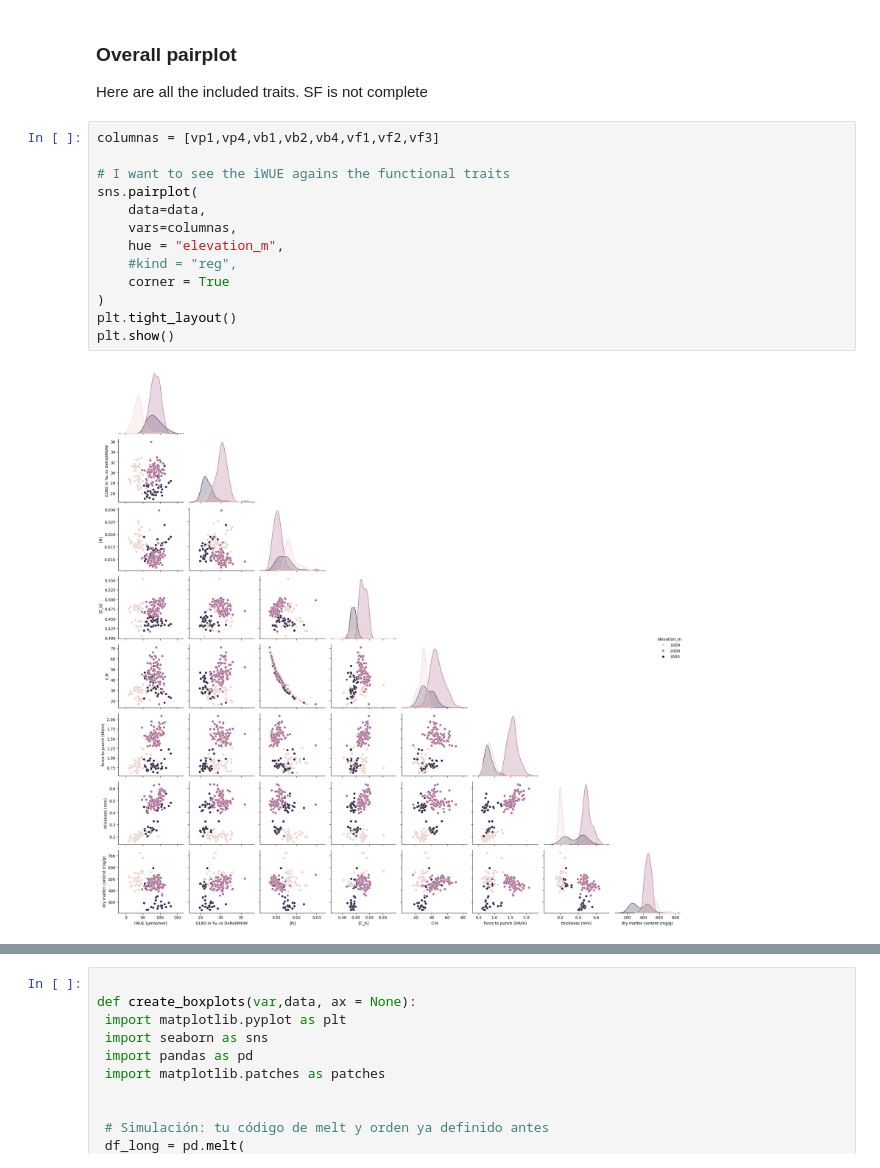
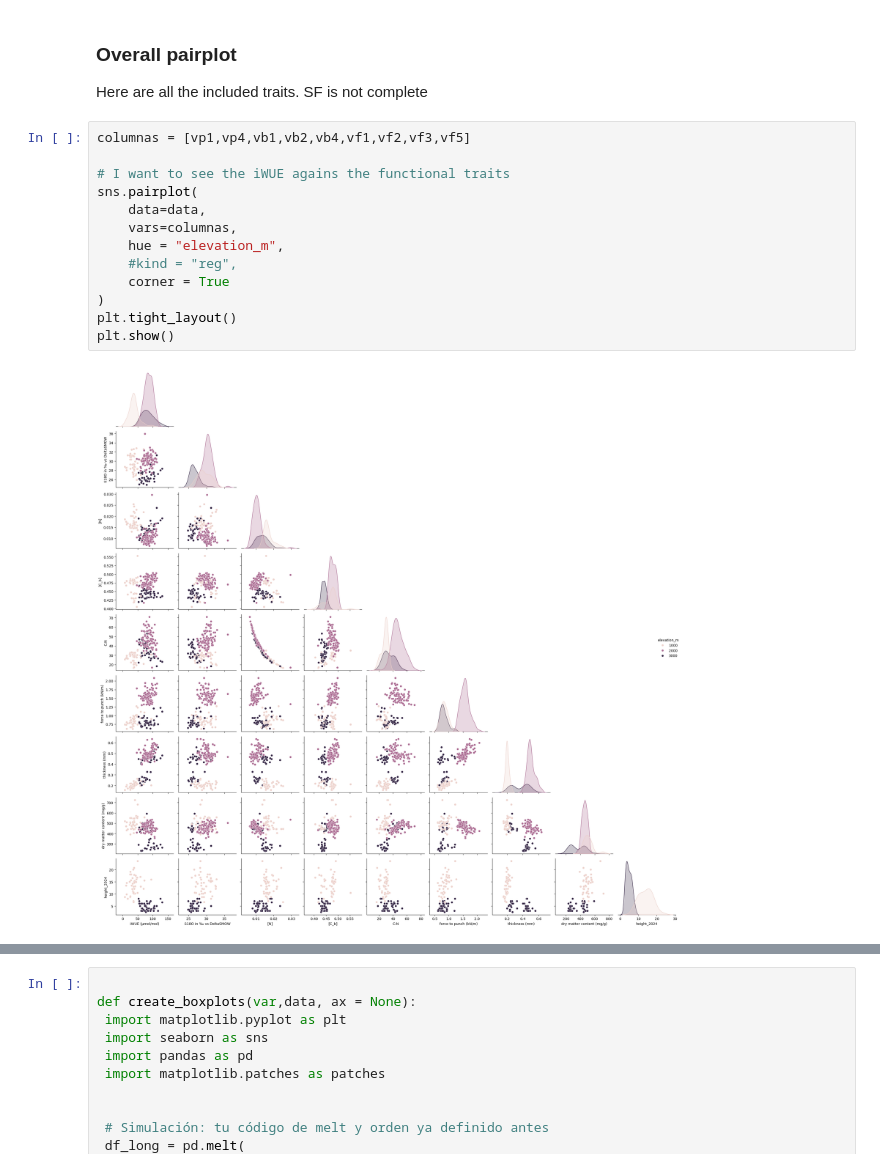
Before and after one commit to ajchavez94/NUMEX_preliminar, a Jupyter notebook: Preliminar.ipynb, the cells around one changed output, grey strips where cells are left out. Cells and saved outputs as stored; diff of their text form.

```diff
--- a/Preliminar.ipynb
+++ b/Preliminar.ipynb
@@ -135,20 +133,20 @@ var = vp2 #### aqui definimos para analizar en todos los siguientes
 ### Overall pairplot
 Here are all the included traits. SF is not complete
 # %%
-columnas = [vp1,vp4,vb1,vb2,vb4,vf1,vf2,vf3]
+columnas = [vp1,vp4,vb1,vb2,vb4,vf1,vf2,vf3,vf5]
 
 # I want to see the iWUE agains the functional traits
 sns.pairplot(
     data=data,
     vars=columnas,
     hue = "elevation_m",
     #kind = "reg",
     corner = True
 )
 plt.tight_layout()
 plt.show()
 # %% [output]
-[figure, old version]
+[figure, new version]
 # %%
 SF = data[data["Site"]=="SFNu"] #I want to see the relationship with nutrients
 columnas = [vp1, "C (mg/g)","N (mg/g)","P (mg/g)","Al (mg/g)","Ca (mg/g)","Fe (mg/g)","K (mg/g)","Mg (mg/g)","Na (mg/g)","S (mg/g)"]
```
Also changed, not shown: parts of 5 cells of this notebook, 2 other files.
